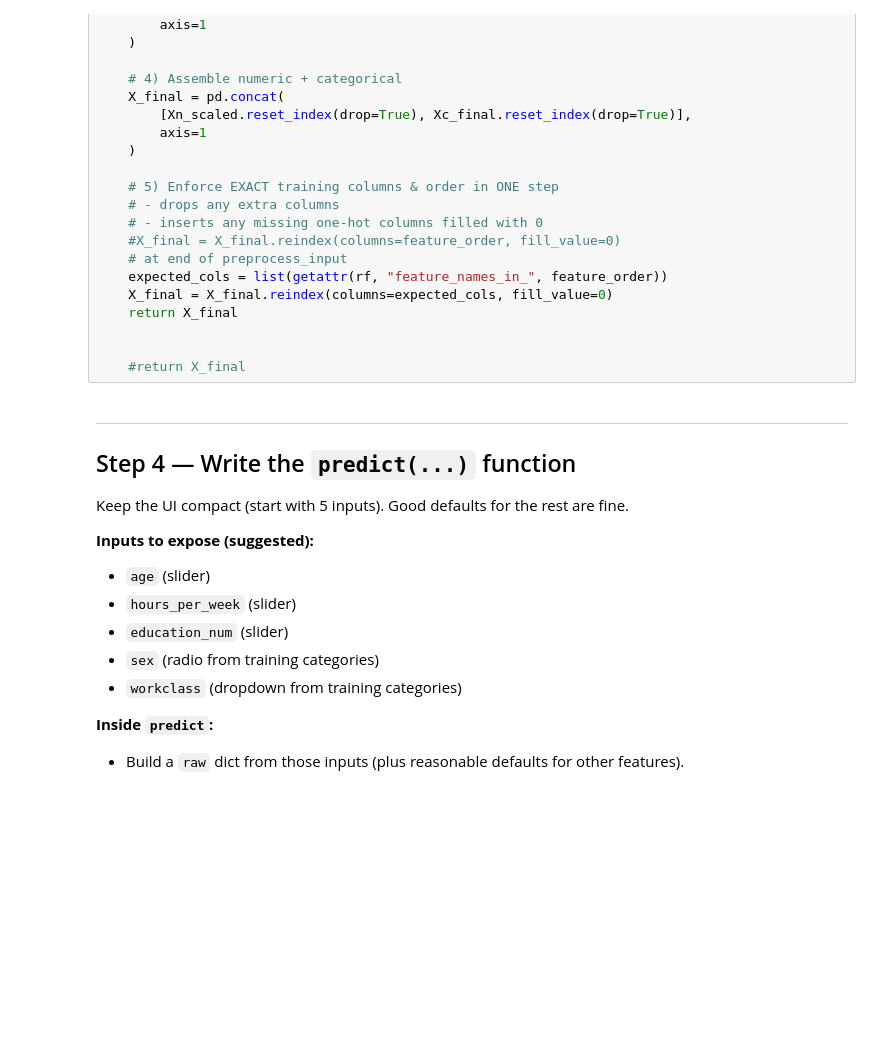
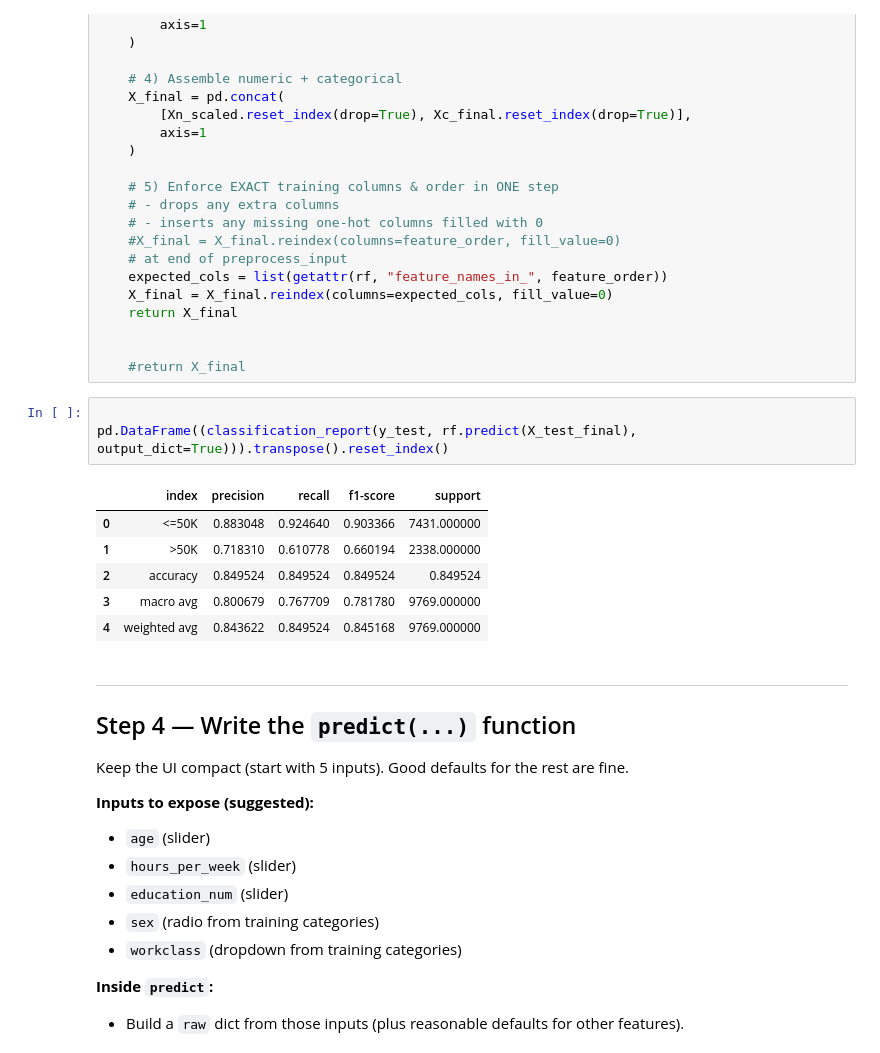
Before and after one commit to Alok-R/dl-survey-live-lab-2025, a Jupyter notebook: notebooks/01_baseline_random_forest_gradio.ipynb, the cells around one changed output. Saved outputs shown, nothing was run; the diff lists cells and outputs as text; blank space fills up the shorter version.

```diff
--- a/notebooks/01_baseline_random_forest_gradio.ipynb
+++ b/notebooks/01_baseline_random_forest_gradio.ipynb
@@ -448,6 +465,16 @@ def preprocess_input(user_dict):
 
 
     #return X_final
+# %%
+
+pd.DataFrame((classification_report(y_test, rf.predict(X_test_final), output_dict=True))).transpose().reset_index()
+# %% [output]
+|  | index | precision | recall | f1-score | support |
+| 0 | <=50K | 0.883048 | 0.924640 | 0.903366 | 7431.000000 |
+| 1 | >50K | 0.718310 | 0.610778 | 0.660194 | 2338.000000 |
+| 2 | accuracy | 0.849524 | 0.849524 | 0.849524 | 0.849524 |
+| 3 | macro avg | 0.800679 | 0.767709 | 0.781780 | 9769.000000 |
+| 4 | weighted avg | 0.843622 | 0.849524 | 0.845168 | 9769.000000 |
 # %% [markdown]
 ---
 
```
Also changed, not shown: parts of 3 cells of this notebook.
